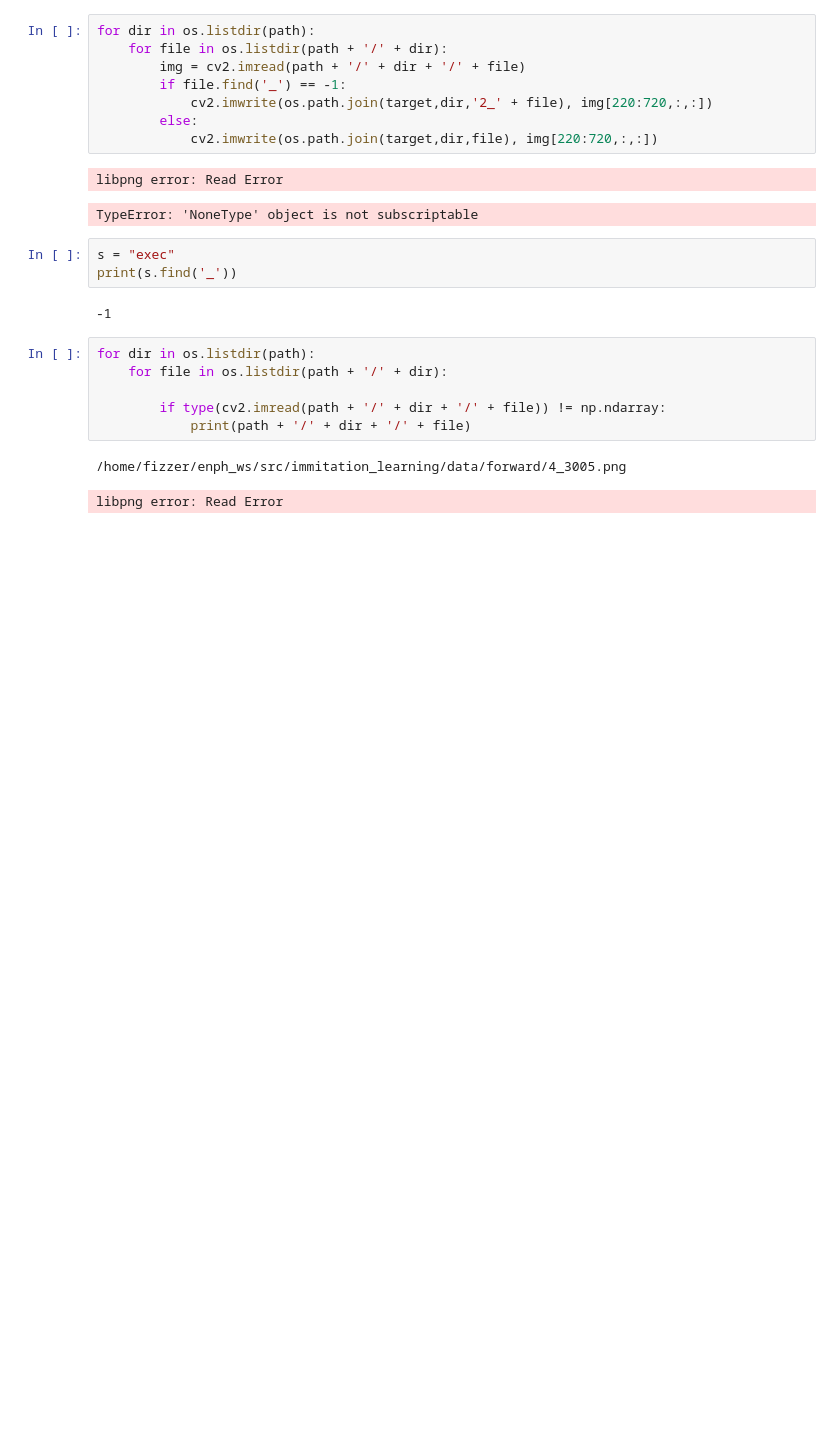
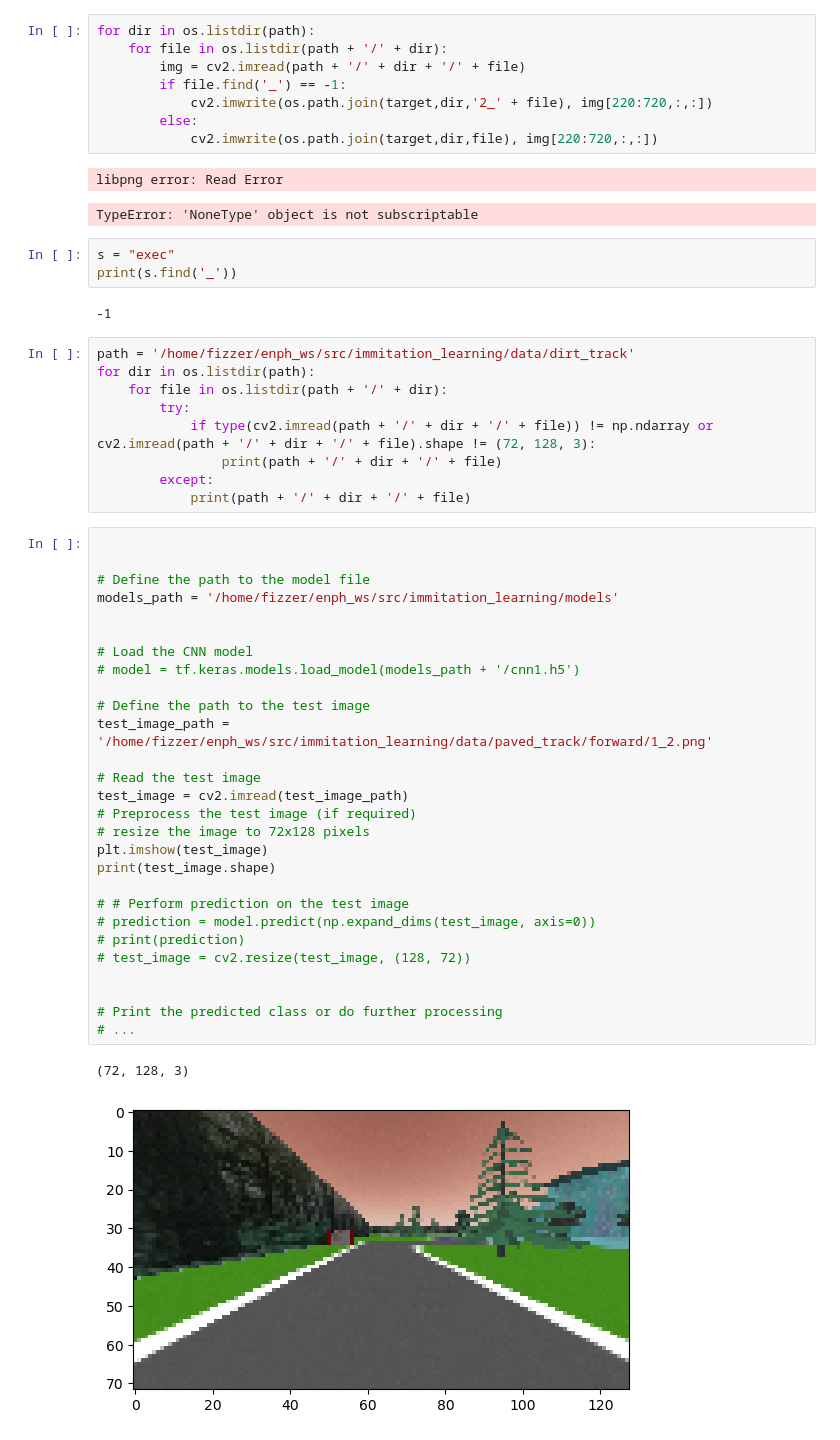
Before and after one commit to EngPhys-Detective/immitation_learning, a Jupyter notebook: src/explore.ipynb, the cells around one changed output. Cells and saved outputs as stored; diff of their text form; blank space fills up the shorter version.

Commit message:
track dependent cnn

```diff
--- a/src/explore.ipynb
+++ b/src/explore.ipynb
@@ -32,11 +37,42 @@ print(s.find('_'))
 # %% [output]
 -1
 # %%
+path = '/home/fizzer/enph_ws/src/immitation_learning/data/dirt_track'
 for dir in os.listdir(path):
     for file in os.listdir(path + '/' + dir):
-
-        if type(cv2.imread(path + '/' + dir + '/' + file)) != np.ndarray:
+        try:
+            if type(cv2.imread(path + '/' + dir + '/' + file)) != np.ndarray or cv2.imread(path + '/' + dir + '/' + file).shape != (72, 128, 3):
+                print(path + '/' + dir + '/' + file)
+        except:
             print(path + '/' + dir + '/' + file)
-# %% [output]
-/home/fizzer/enph_ws/src/immitation_learning/data/forward/4_3005.png
-libpng error: Read Error
+# %%
+
+
+# Define the path to the model file
+models_path = '/home/fizzer/enph_ws/src/immitation_learning/models'
+
+
+# Load the CNN model
+# model = tf.keras.models.load_model(models_path + '/cnn1.h5')
+
+# Define the path to the test image
+test_image_path = '/home/fizzer/enph_ws/src/immitation_learning/data/paved_track/forward/1_2.png'
+
+# Read the test image
+test_image = cv2.imread(test_image_path)
+# Preprocess the test image (if required)
+# resize the image to 72x128 pixels
+plt.imshow(test_image)
+print(test_image.shape)
+
+# # Perform prediction on the test image
+# prediction = model.predict(np.expand_dims(test_image, axis=0))
+# print(prediction)
+# test_image = cv2.resize(test_image, (128, 72))
+
+
+# Print the predicted class or do further processing
+# ...
+# %% [output]
+(72, 128, 3)
+[figure, added]
```
Also changed, not shown: parts of 2 cells of this notebook, 6 other files.
